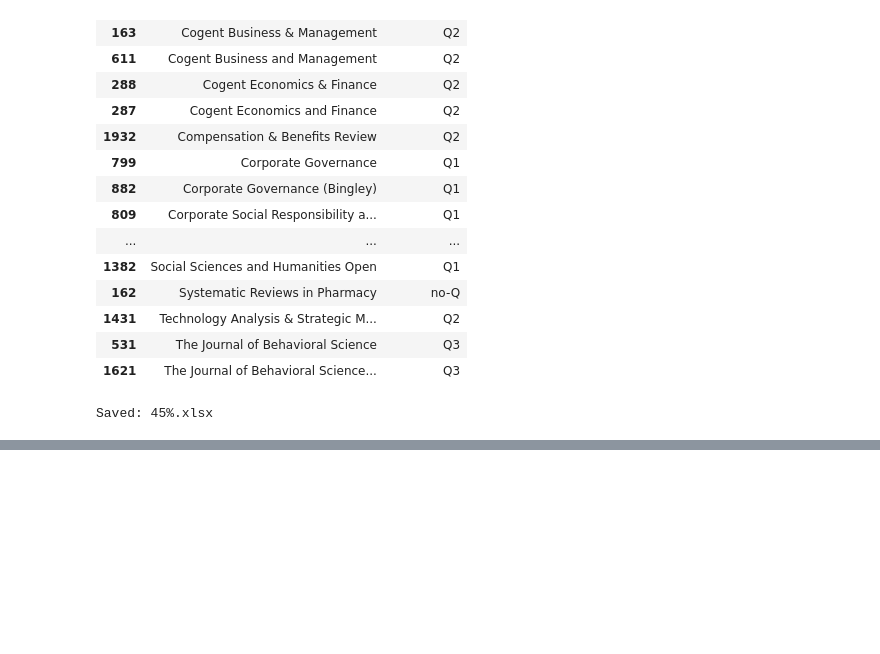
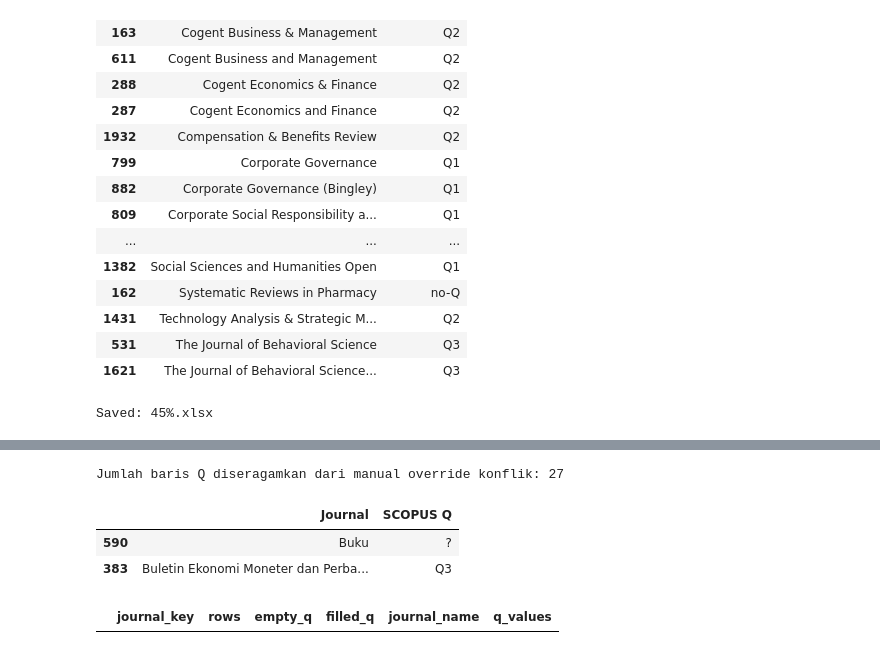
Before and after one commit to Rhefanza/FEB-publication-enrichment, a Jupyter notebook: lengkapin data/checkpoint 2B.ipynb, the cells around one changed output, grey strips where cells are left out. Cells and saved outputs as stored; diff of their text form; code cells hidden in the pictures; blank space fills up the shorter version.

```diff
--- a/lengkapin data/checkpoint 2B.ipynb
+++ b/lengkapin data/checkpoint 2B.ipynb
@@ -139,0 +320,55 @@ Saved: 45%.xlsx
+# %%
+manual_internal_override = {
+    "buletin ekonomi moneter dan perbankan": "Q3",
+    "buku": "?",
+}
+
+manual_count = 0
+
+for idx, row in df_internal.iterrows():
+    key = row["journal_key"]
+
+    if key in manual_internal_override:
+        new_q = manual_internal_override[key]
+
+        if df_internal.at[idx, COL_Q] != new_q:
+            df_internal.at[idx, COL_Q] = new_q
+            manual_count += 1
+
+print("Jumlah baris Q diseragamkan dari manual override konflik:", manual_count)
+# %% [output]
+Jumlah baris Q diseragamkan dari manual override konflik: 27
+# %%
+df_internal[
+    df_internal["journal_key"].isin([
+        "buletin ekonomi moneter dan perbankan",
+        "buku"
+    ])
+][[COL_JOURNAL, COL_Q]].drop_duplicates().sort_values(COL_JOURNAL)
+# %% [output]
+|  | Journal | SCOPUS Q |
+| 590 | Buku | ? |
+| 383 | Buletin Ekonomi Moneter dan Perba... | Q3 |
+# %%
+df_internal["q_empty"] = df_internal[COL_Q].apply(is_empty_value)
+
+mixed_after = (
+    df_internal.groupby("journal_key", dropna=False)
+    .agg(
+        rows=("journal_key", "size"),
+        empty_q=("q_empty", "sum"),
+        filled_q=("q_empty", lambda x: (~x).sum()),
+        journal_name=(COL_JOURNAL, first_non_empty),
+        q_values=(COL_Q, join_filled_q),
+    )
+    .reset_index()
+)
+
+mixed_after = mixed_after[
+    (mixed_after["empty_q"] > 0) &
+    (mixed_after["filled_q"] > 0)
+].copy()
+
+mixed_after.sort_values("empty_q", ascending=False)
+# %% [output]
+|  | journal_key | rows | empty_q | filled_q | journal_name | q_values |
```
Also changed, not shown: parts of 12 cells of this notebook, 3 other files.
